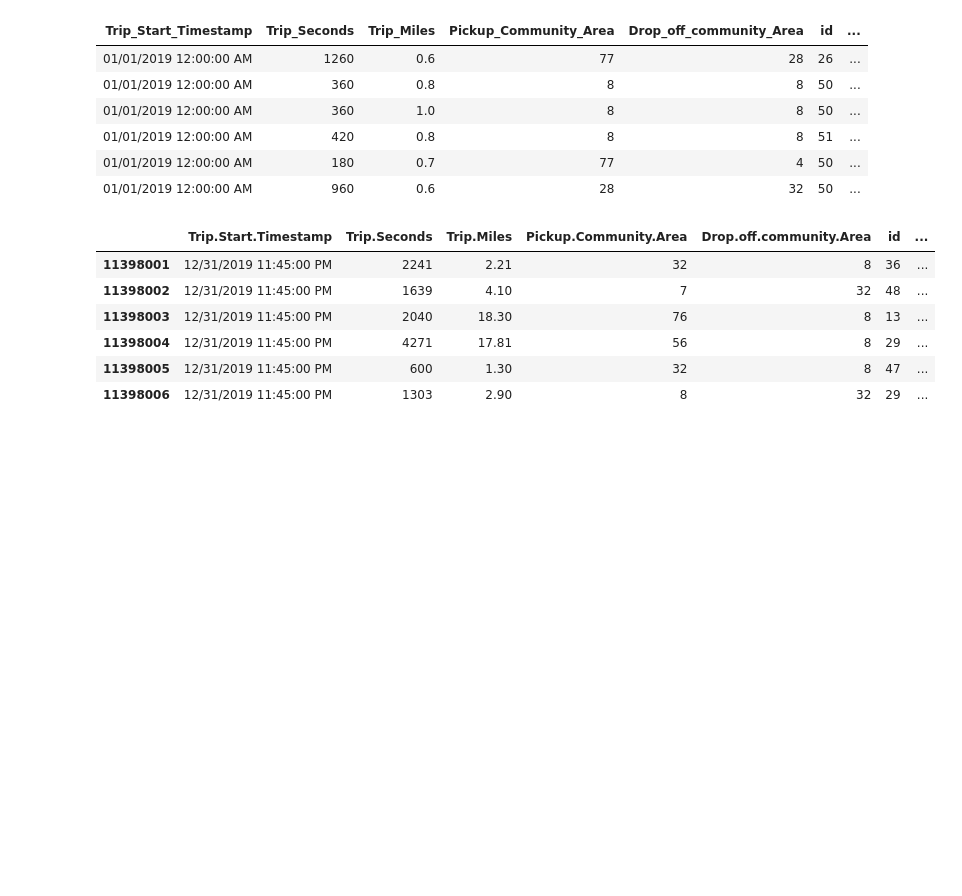
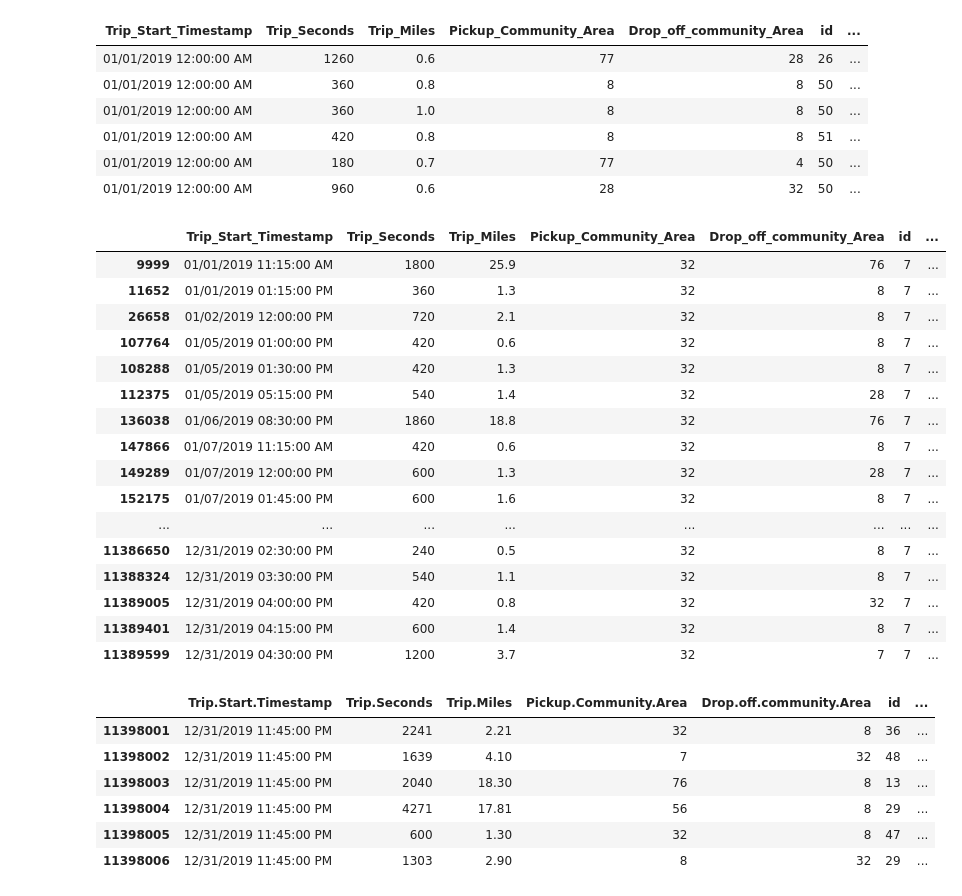
Before and after one commit to rkodit2/cs424proj3, a Jupyter notebook: project3Taxi/project3Data.ipynb, the cells around one changed output. Saved outputs shown, nothing was run; the diff lists cells and outputs as text; code cells hidden in the pictures; blank space fills up the shorter version.

```diff
--- a/project3Taxi/project3Data.ipynb
+++ b/project3Taxi/project3Data.ipynb
@@ -122,6 +122,28 @@ head(allData3)
 | 01/01/2019 12:00:00 AM | 420 | 0.8 | 8 | 8 | 51 | ... |
 | 01/01/2019 12:00:00 AM | 180 | 0.7 | 77 | 4 | 50 | ... |
 | 01/01/2019 12:00:00 AM | 960 | 0.6 | 28 | 32 | 50 | ... |
+# %%
+reactivePickUp <- subset(allData3, Pickup_Community_Area == 32 & id == 7)
+# %%
+reactivePickUp
+# %% [output]
+|  | Trip_Start_Timestamp | Trip_Seconds | Trip_Miles | Pickup_Community_Area | Drop_off_community_Area | id | ... |
+| 9999 | 01/01/2019 11:15:00 AM | 1800 | 25.9 | 32 | 76 | 7 | ... |
+| 11652 | 01/01/2019 01:15:00 PM | 360 | 1.3 | 32 | 8 | 7 | ... |
+| 26658 | 01/02/2019 12:00:00 PM | 720 | 2.1 | 32 | 8 | 7 | ... |
+| 107764 | 01/05/2019 01:00:00 PM | 420 | 0.6 | 32 | 8 | 7 | ... |
+| 108288 | 01/05/2019 01:30:00 PM | 420 | 1.3 | 32 | 8 | 7 | ... |
+| 112375 | 01/05/2019 05:15:00 PM | 540 | 1.4 | 32 | 28 | 7 | ... |
+| 136038 | 01/06/2019 08:30:00 PM | 1860 | 18.8 | 32 | 76 | 7 | ... |
+| 147866 | 01/07/2019 11:15:00 AM | 420 | 0.6 | 32 | 8 | 7 | ... |
+| 149289 | 01/07/2019 12:00:00 PM | 600 | 1.3 | 32 | 28 | 7 | ... |
+| 152175 | 01/07/2019 01:45:00 PM | 600 | 1.6 | 32 | 8 | 7 | ... |
+| ... | ... | ... | ... | ... | ... | ... | ... |
+| 11386650 | 12/31/2019 02:30:00 PM | 240 | 0.5 | 32 | 8 | 7 | ... |
+| 11388324 | 12/31/2019 03:30:00 PM | 540 | 1.1 | 32 | 8 | 7 | ... |
+| 11389005 | 12/31/2019 04:00:00 PM | 420 | 0.8 | 32 | 32 | 7 | ... |
+| 11389401 | 12/31/2019 04:15:00 PM | 600 | 1.4 | 32 | 8 | 7 | ... |
+| 11389599 | 12/31/2019 04:30:00 PM | 1200 | 3.7 | 32 | 7 | 7 | ... |
 # %%
 tail(allData3)
 # %% [output]
```
Also changed, not shown: parts of 1 cell of this notebook, 1 other file.
